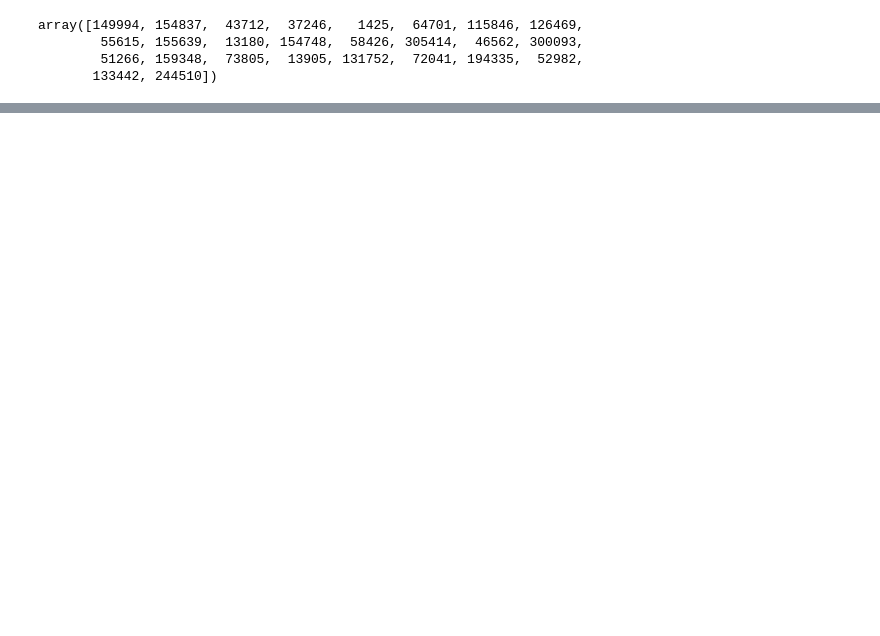
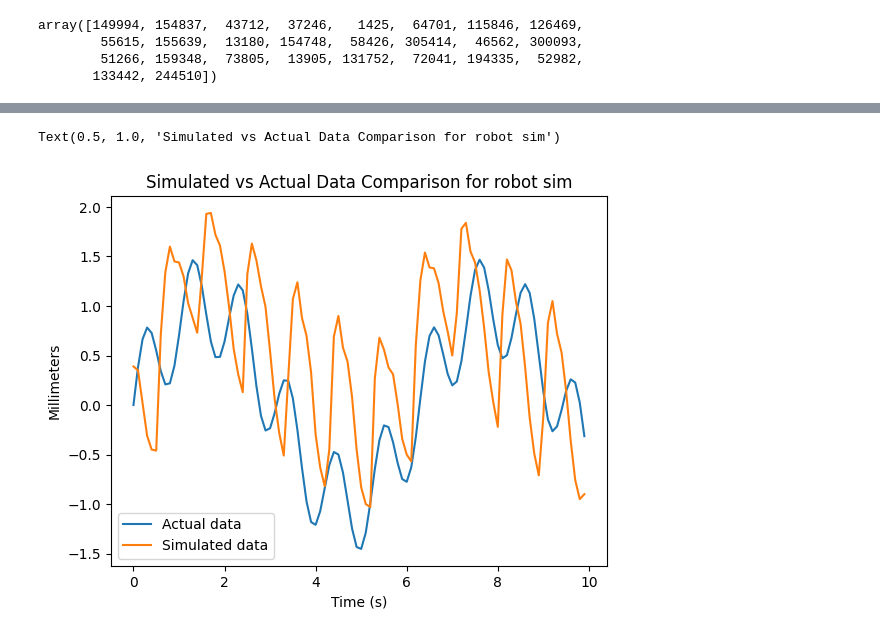
Before and after one commit to abhatia1205/neural-ink-interview-2, a Jupyter notebook: motion_exploration.ipynb, the cells around one changed output, grey strips where cells are left out. Drawn from its saved outputs; the diff is of its cells as text; code cells hidden in the pictures; blank space fills up the shorter version.

```diff
--- a/motion_exploration.ipynb
+++ b/motion_exploration.ipynb
@@ -339,0 +377,11 @@ array([149994, 154837,  43712,  37246,   1425,  64701, 115846, 126469,
+# %%
+simulated = 0.5*np.sin(6*x) + np.sin(x)
+plt.plot(x, simulated, label = "Actual data")
+plt.plot(x, y, label = "Simulated data")
+plt.legend()
+plt.xlabel("Time (s)")
+plt.ylabel("Millimeters")
+plt.title("Simulated vs Actual Data Comparison for robot sim")
+# %% [output]
+Text(0.5, 1.0, 'Simulated vs Actual Data Comparison for robot sim')
+[figure, added]
```
Also changed, not shown: parts of 6 cells of this notebook, 4 other files.
